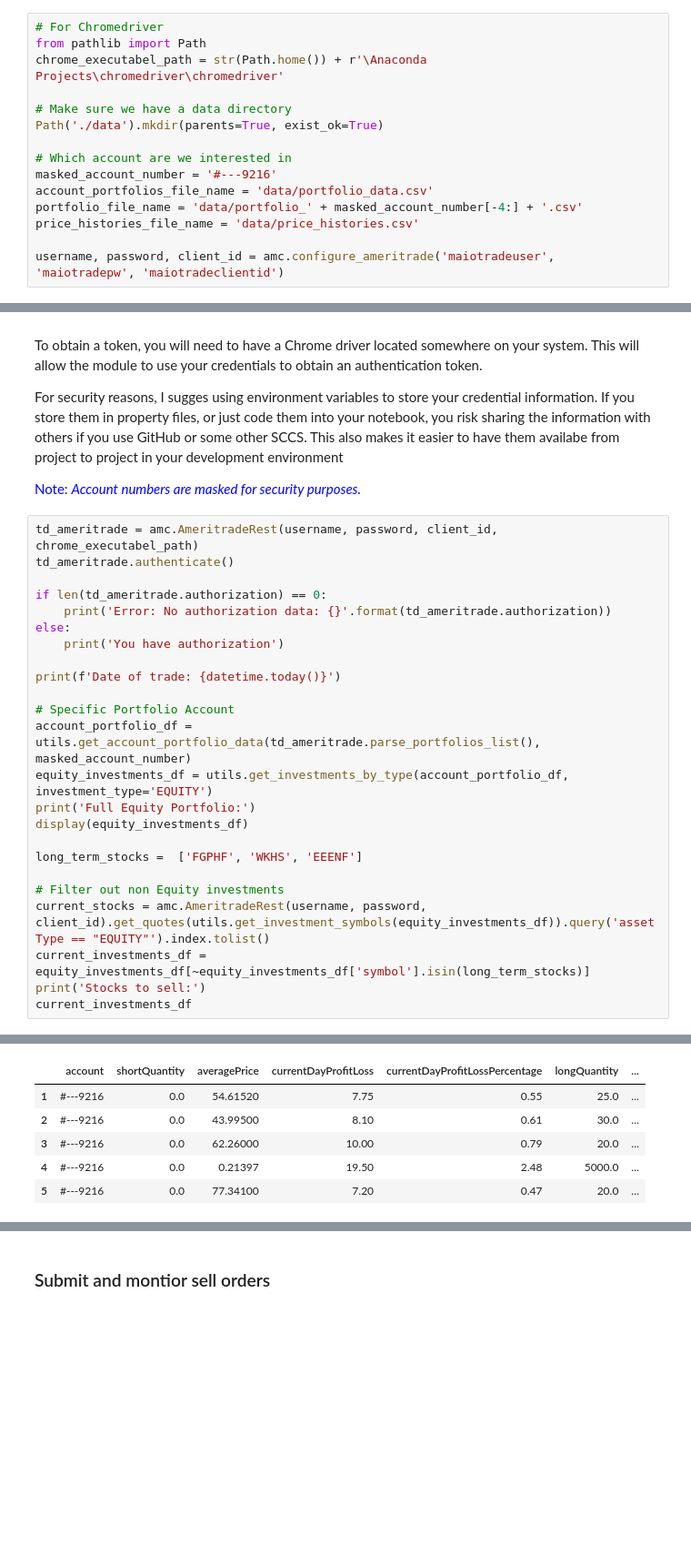
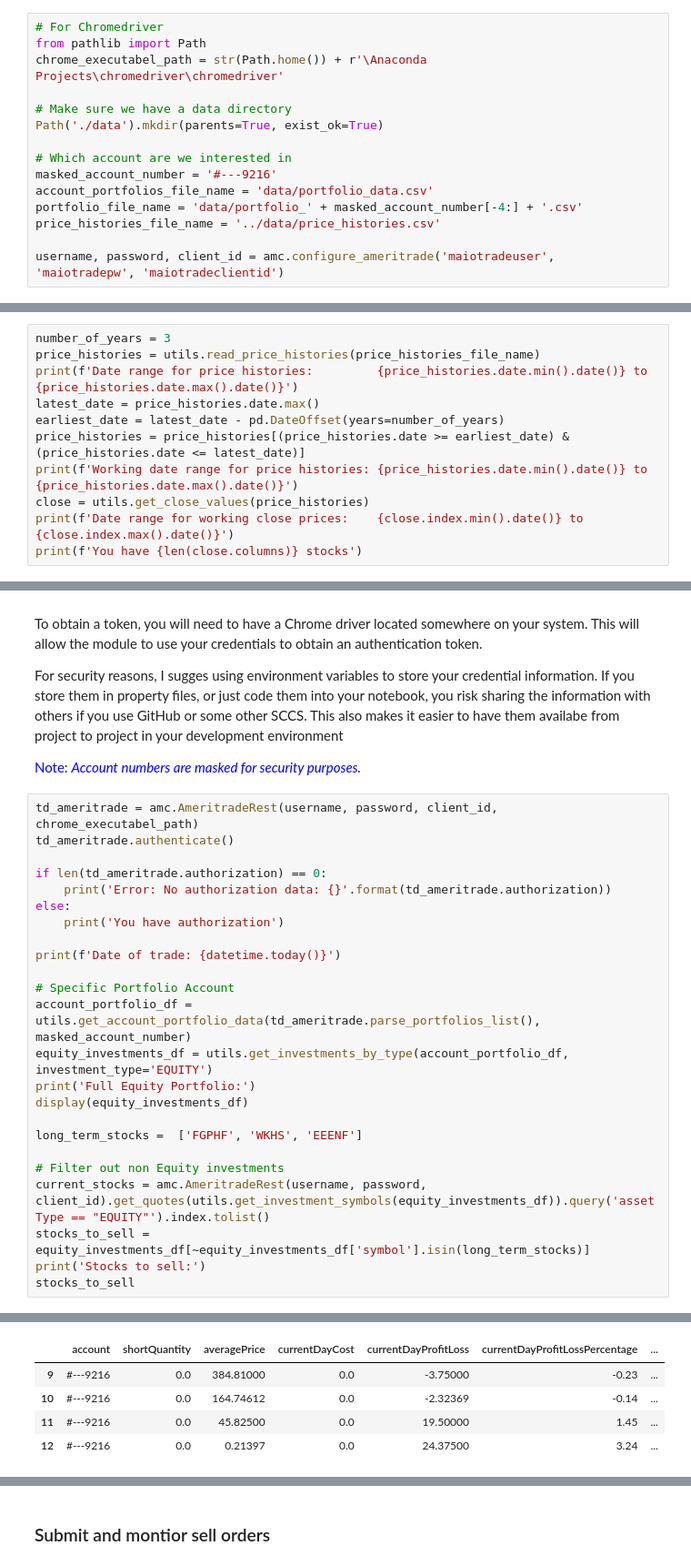
Before and after one commit to nmaiorana/svi-trading-tools, a Jupyter notebook: portfolio-ind/portfolio_workflow.ipynb, the cells around one changed output, grey strips where cells are left out. Shown at 91% size. Drawn from its saved outputs; the diff is of its cells as text; blank space fills up the shorter version.

```diff
--- a/portfolio-ind/portfolio_workflow.ipynb
+++ b/portfolio-ind/portfolio_workflow.ipynb
@@ -49,7 +49,7 @@ Path('./data').mkdir(parents=True, exist_ok=True)
 masked_account_number = '#---9216'
 account_portfolios_file_name = 'data/portfolio_data.csv'
 portfolio_file_name = 'data/portfolio_' + masked_account_number[-4:] + '.csv'
-price_histories_file_name = 'data/price_histories.csv'
+price_histories_file_name = '../data/price_histories.csv'
 
 username, password, client_id = amc.configure_ameritrade('maiotradeuser', 'maiotradepw', 'maiotradeclientid')
 # %% [markdown]
@@ -82,0 +69,11 @@ New number of stocks in universe: 430
+# %%
+number_of_years = 3
+price_histories = utils.read_price_histories(price_histories_file_name)
+print(f'Date range for price histories:         {price_histories.date.min().date()} to {price_histories.date.max().date()}')
+latest_date = price_histories.date.max()
+earliest_date = latest_date - pd.DateOffset(years=number_of_years)
+price_histories = price_histories[(price_histories.date >= earliest_date) & (price_histories.date <= latest_date)]
+print(f'Working date range for price histories: {price_histories.date.min().date()} to {price_histories.date.max().date()}')
+close = utils.get_close_values(price_histories)
+print(f'Date range for working close prices:    {close.index.min().date()} to {close.index.max().date()}')
+print(f'You have {len(close.columns)} stocks')
@@ -382,8 +406,8 @@ long_term_stocks =  ['FGPHF', 'WKHS', 'EEENF']
 
 # Filter out non Equity investments
 current_stocks = amc.AmeritradeRest(username, password, client_id).get_quotes(utils.get_investment_symbols(equity_investments_df)).query('assetType == "EQUITY"').index.tolist()
-current_investments_df = equity_investments_df[~equity_investments_df['symbol'].isin(long_term_stocks)]
+stocks_to_sell = equity_investments_df[~equity_investments_df['symbol'].isin(long_term_stocks)]
 print('Stocks to sell:')
-current_investments_df
+stocks_to_sell
 # %% [output]
 You have authorization
@@ -391,8 +415,7 @@ Date of trade: 2021-11-11 16:38:39.024863
 Full Equity Portfolio:
-|  | account | shortQuantity | averagePrice | currentDayProfitLoss | currentDayProfitLossPercentage | longQuantity | ... |
-| 1 | #---9216 | 0.0 | 54.61520 | 7.75 | 0.55 | 25.0 | ... |
-| 2 | #---9216 | 0.0 | 43.99500 | 8.10 | 0.61 | 30.0 | ... |
-| 3 | #---9216 | 0.0 | 62.26000 | 10.00 | 0.79 | 20.0 | ... |
-| 4 | #---9216 | 0.0 | 0.21397 | 19.50 | 2.48 | 5000.0 | ... |
-| 5 | #---9216 | 0.0 | 77.34100 | 7.20 | 0.47 | 20.0 | ... |
+|  | account | shortQuantity | averagePrice | currentDayCost | currentDayProfitLoss | currentDayProfitLossPercentage | ... |
+| 9 | #---9216 | 0.0 | 384.81000 | 0.0 | -3.75000 | -0.23 | ... |
+| 10 | #---9216 | 0.0 | 164.74612 | 0.0 | -2.32369 | -0.14 | ... |
+| 11 | #---9216 | 0.0 | 45.82500 | 0.0 | 19.50000 | 1.45 | ... |
+| 12 | #---9216 | 0.0 | 0.21397 | 0.0 | 24.37500 | 3.24 | ... |
 Stocks to sell:
```
Also changed, not shown: parts of 36 cells of this notebook, 13 other files.
